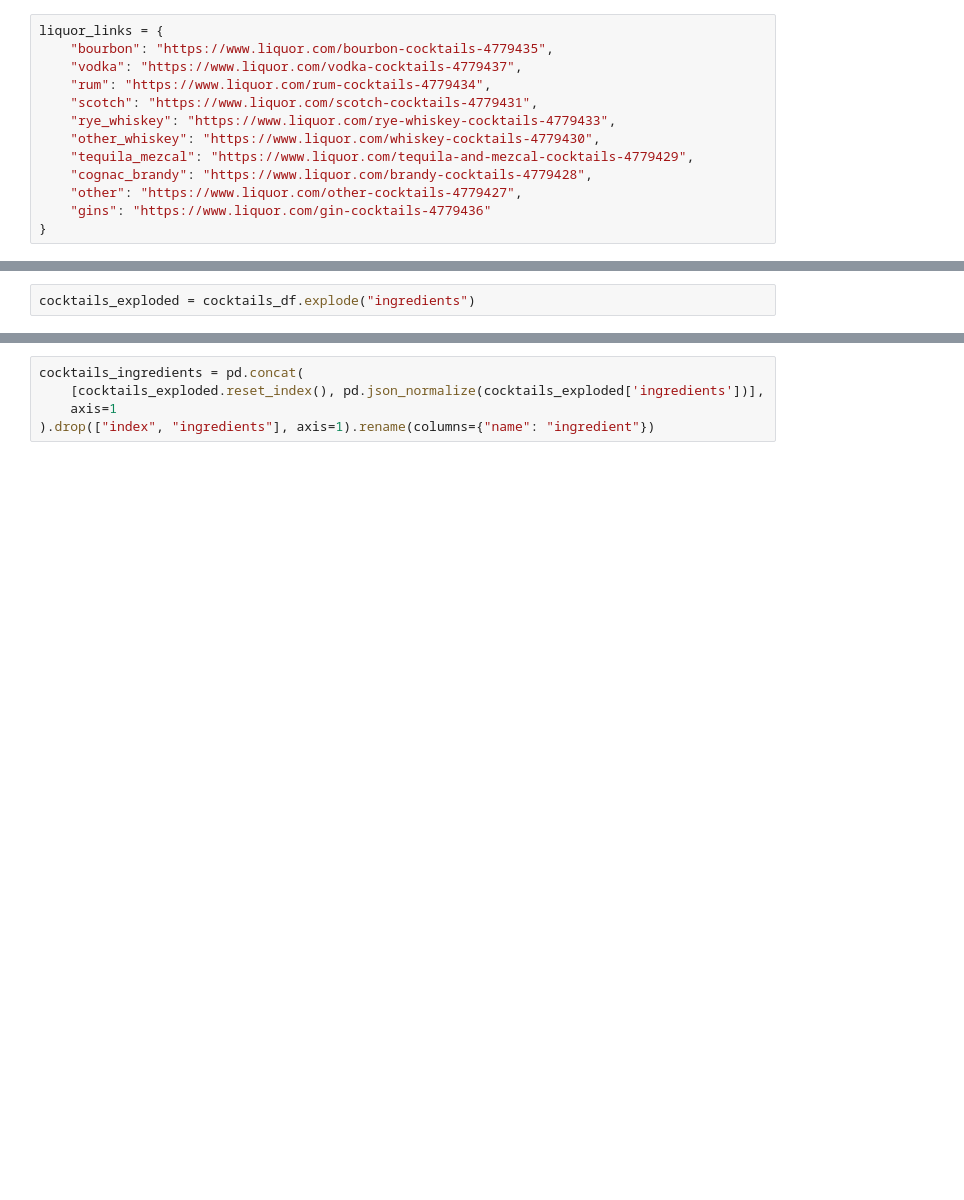
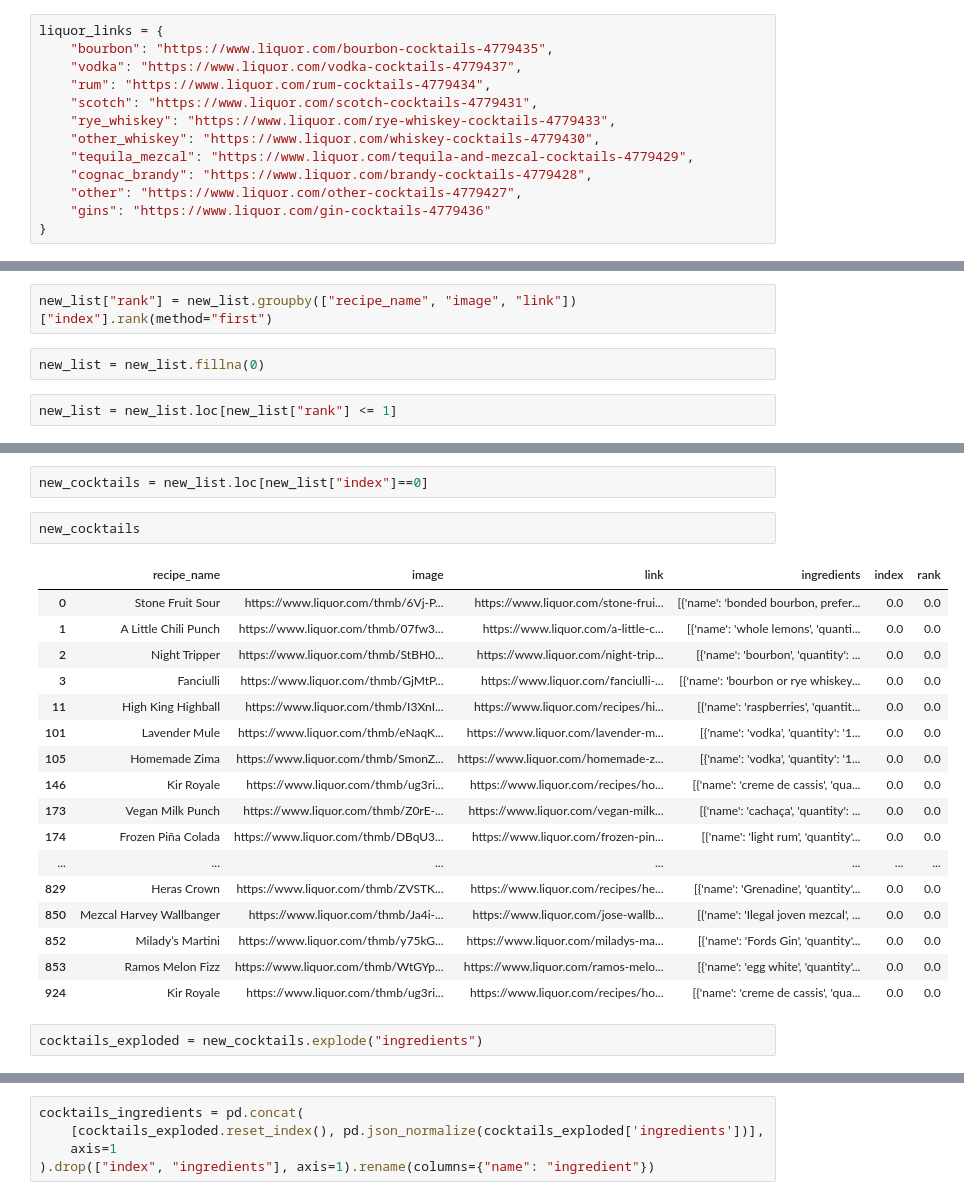
Before and after one commit to JeremyColon/cocktails-database, a Jupyter notebook: testing/cocktails.ipynb, the cells around one changed output, grey strips where cells are left out. Saved outputs shown, nothing was run; the diff lists cells and outputs as text; blank space fills up the shorter version.

Commit message:
Updated cocktails

```diff
--- a/testing/cocktails.ipynb
+++ b/testing/cocktails.ipynb
@@ -143,0 +532,6 @@ cocktails_df
+# %%
+new_list["rank"] = new_list.groupby(["recipe_name", "image", "link"])["index"].rank(method="first")
+# %%
+new_list = new_list.fillna(0)
+# %%
+new_list = new_list.loc[new_list["rank"] <= 1]
@@ -144,4 +554,26 @@ cocktails_df
+# %%
+new_cocktails = new_list.loc[new_list["index"]==0]
+# %%
+new_cocktails
+# %% [output]
+|  | recipe_name | image | link | ingredients | index | rank |
+| 0 | Stone Fruit Sour | https://www.liquor.com/thmb/6Vj-P... | https://www.liquor.com/stone-frui... | [{'name': 'bonded bourbon, prefer... | 0.0 | 0.0 |
+| 1 | A Little Chili Punch | https://www.liquor.com/thmb/07fw3... | https://www.liquor.com/a-little-c... | [{'name': 'whole lemons', 'quanti... | 0.0 | 0.0 |
+| 2 | Night Tripper | https://www.liquor.com/thmb/StBH0... | https://www.liquor.com/night-trip... | [{'name': 'bourbon', 'quantity': ... | 0.0 | 0.0 |
+| 3 | Fanciulli | https://www.liquor.com/thmb/GjMtP... | https://www.liquor.com/fanciulli-... | [{'name': 'bourbon or rye whiskey... | 0.0 | 0.0 |
+| 11 | High King Highball | https://www.liquor.com/thmb/I3XnI... | https://www.liquor.com/recipes/hi... | [{'name': 'raspberries', 'quantit... | 0.0 | 0.0 |
+| 101 | Lavender Mule | https://www.liquor.com/thmb/eNaqK... | https://www.liquor.com/lavender-m... | [{'name': 'vodka', 'quantity': '1... | 0.0 | 0.0 |
+| 105 | Homemade Zima | https://www.liquor.com/thmb/SmonZ... | https://www.liquor.com/homemade-z... | [{'name': 'vodka', 'quantity': '1... | 0.0 | 0.0 |
+| 146 | Kir Royale | https://www.liquor.com/thmb/ug3ri... | https://www.liquor.com/recipes/ho... | [{'name': 'creme de cassis', 'qua... | 0.0 | 0.0 |
+| 173 | Vegan Milk Punch | https://www.liquor.com/thmb/Z0rE-... | https://www.liquor.com/vegan-milk... | [{'name': 'cachaça', 'quantity': ... | 0.0 | 0.0 |
+| 174 | Frozen Piña Colada | https://www.liquor.com/thmb/DBqU3... | https://www.liquor.com/frozen-pin... | [{'name': 'light rum', 'quantity'... | 0.0 | 0.0 |
+| ... | ... | ... | ... | ... | ... | ... |
+| 829 | Heras Crown | https://www.liquor.com/thmb/ZVSTK... | https://www.liquor.com/recipes/he... | [{'name': 'Grenadine', 'quantity'... | 0.0 | 0.0 |
+| 850 | Mezcal Harvey Wallbanger | https://www.liquor.com/thmb/Ja4i-... | https://www.liquor.com/jose-wallb... | [{'name': 'Ilegal joven mezcal', ... | 0.0 | 0.0 |
+| 852 | Milady’s Martini | https://www.liquor.com/thmb/y75kG... | https://www.liquor.com/miladys-ma... | [{'name': 'Fords Gin', 'quantity'... | 0.0 | 0.0 |
+| 853 | Ramos Melon Fizz | https://www.liquor.com/thmb/WtGYp... | https://www.liquor.com/ramos-melo... | [{'name': 'egg white', 'quantity'... | 0.0 | 0.0 |
+| 924 | Kir Royale | https://www.liquor.com/thmb/ug3ri... | https://www.liquor.com/recipes/ho... | [{'name': 'creme de cassis', 'qua... | 0.0 | 0.0 |
 # %%
-cocktails_exploded = cocktails_df.explode("ingredients")
+cocktails_exploded = new_cocktails.explode("ingredients")
 # %%
 cocktails_exploded.reset_index()
```
Also changed, not shown: parts of 69 cells of this notebook, 2 other files.
